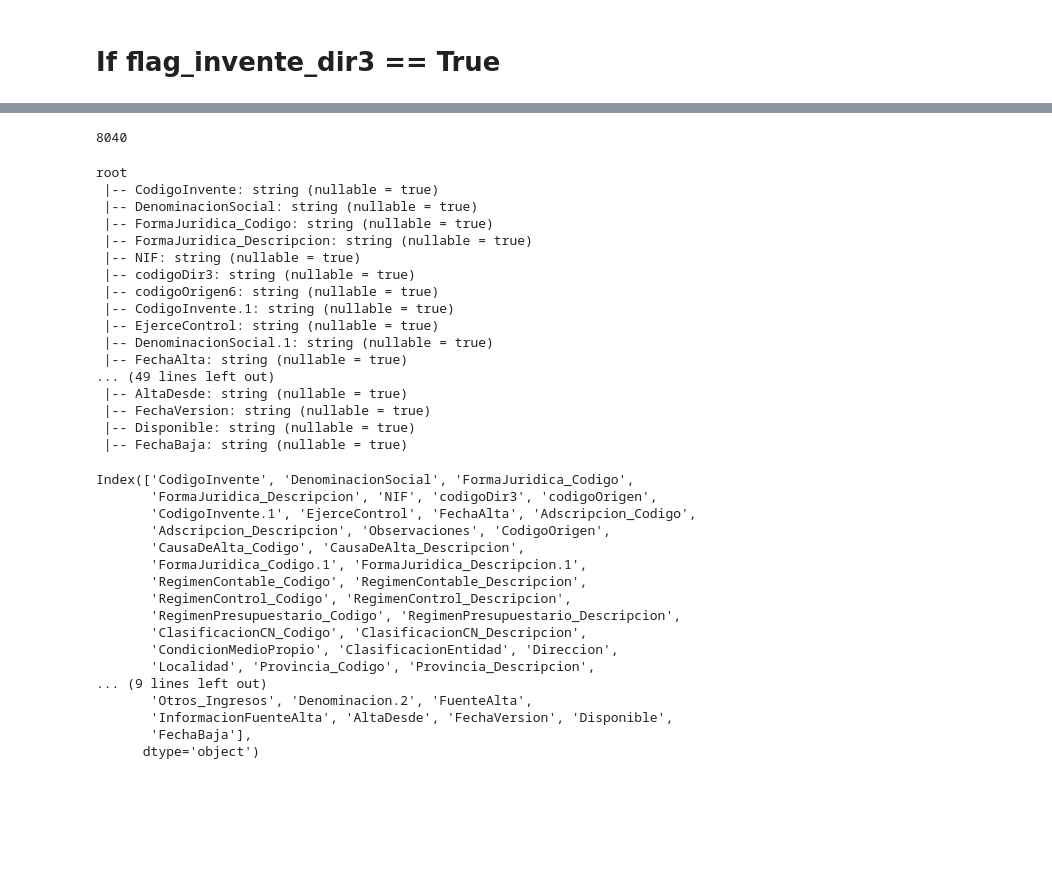
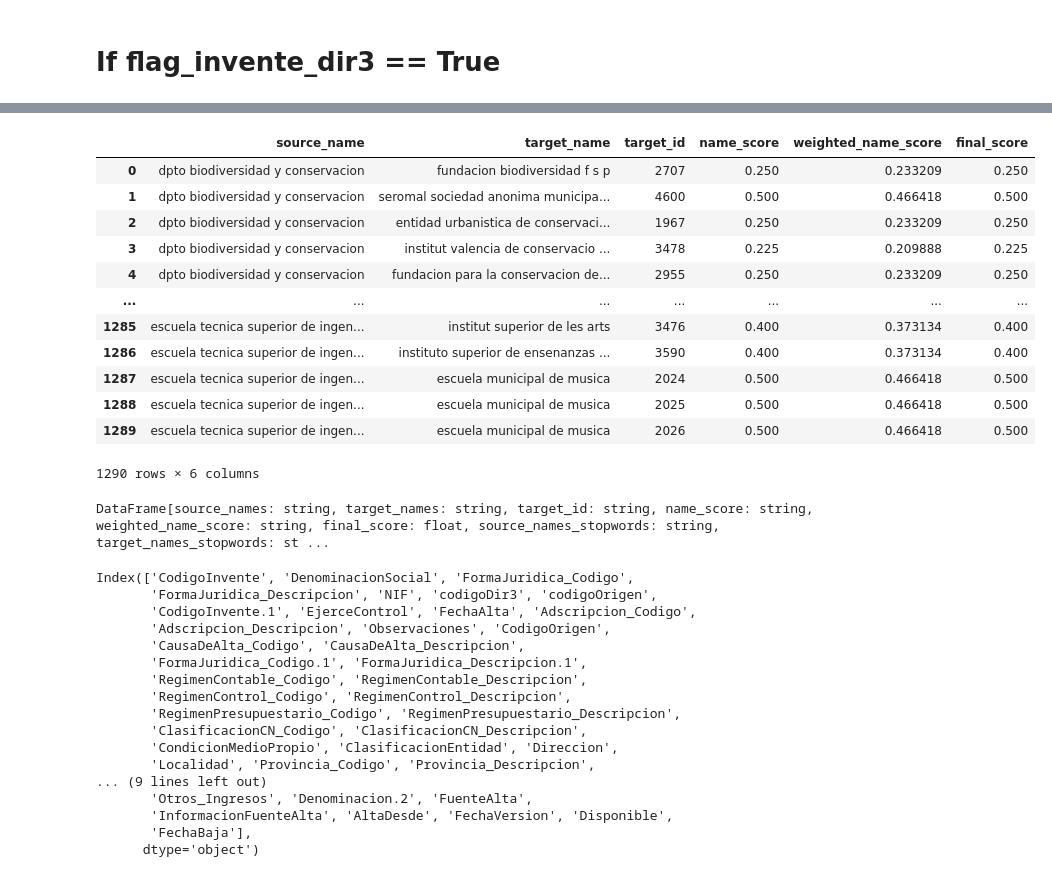
Before and after one commit to Fractal-Software-CA/AVALON, a Jupyter notebook: FuncionAzul.ipynb, the cells around one changed output, grey strips where cells are left out. Saved outputs shown, nothing was run; the diff lists cells and outputs as text; code cells hidden in the pictures; blank space fills up the shorter version.

```diff
--- a/FuncionAzul.ipynb
+++ b/FuncionAzul.ipynb
@@ -431,7 +279,0 @@ es = index_es(spark,Nombre_Input_invente,'DenominacionSocial','index_name')
-# %%
-target_names = Nombre_Input_invente.select('DenominacionSocial').rdd.flatMap(lambda x: x).collect()
-i=0
-for name in tqdm(target_names):
-    doc = {'entity':name}
-    es.index(index='index_name', id=i, document=doc)
-    i+=1
@@ -467,3 +282,0 @@ ObjectApiResponse({'.apm-agent-configuration': {'aliases': {}}, '.security-7': {
-# %%
-for i in list(es.indices.get_alias().items()):
-        es.indices.delete(index=list(i)[0],  ignore=[400, 403, 404])
@@ -855,24 +668,16 @@ only showing top 20 rows
-# %%
-Nombre_Input_invente.count()
-# %% [output]
-8040
-# %%
-Nombre_Input_invente.printSchema()
-# %% [output]
-root
- |-- CodigoInvente: string (nullable = true)
- |-- DenominacionSocial: string (nullable = true)
- |-- FormaJuridica_Codigo: string (nullable = true)
- |-- FormaJuridica_Descripcion: string (nullable = true)
- |-- NIF: string (nullable = true)
- |-- codigoDir3: string (nullable = true)
- |-- codigoOrigen6: string (nullable = true)
- |-- CodigoInvente.1: string (nullable = true)
- |-- EjerceControl: string (nullable = true)
- |-- DenominacionSocial.1: string (nullable = true)
- |-- FechaAlta: string (nullable = true)
-... (49 lines left out)
- |-- AltaDesde: string (nullable = true)
- |-- FechaVersion: string (nullable = true)
- |-- Disponible: string (nullable = true)
- |-- FechaBaja: string (nullable = true)
+# %%
+results_format
+# %% [output]
+|  | source_name | target_name | target_id | name_score | weighted_name_score | final_score |
+| 0 | dpto biodiversidad y conservacion | fundacion biodiversidad f s p | 2707 | 0.250 | 0.233209 | 0.250 |
+| 1 | dpto biodiversidad y conservacion | seromal sociedad anonima municipa... | 4600 | 0.500 | 0.466418 | 0.500 |
+| 2 | dpto biodiversidad y conservacion | entidad urbanistica de conservaci... | 1967 | 0.250 | 0.233209 | 0.250 |
+| 3 | dpto biodiversidad y conservacion | institut valencia de conservacio ... | 3478 | 0.225 | 0.209888 | 0.225 |
+| 4 | dpto biodiversidad y conservacion | fundacion para la conservacion de... | 2955 | 0.250 | 0.233209 | 0.250 |
+| ... | ... | ... | ... | ... | ... | ... |
+| 1285 | escuela tecnica superior de ingen... | institut superior de les arts | 3476 | 0.400 | 0.373134 | 0.400 |
+| 1286 | escuela tecnica superior de ingen... | instituto superior de ensenanzas ... | 3590 | 0.400 | 0.373134 | 0.400 |
+| 1287 | escuela tecnica superior de ingen... | escuela municipal de musica | 2024 | 0.500 | 0.466418 | 0.500 |
+| 1288 | escuela tecnica superior de ingen... | escuela municipal de musica | 2025 | 0.500 | 0.466418 | 0.500 |
+| 1289 | escuela tecnica superior de ingen... | escuela municipal de musica | 2026 | 0.500 | 0.466418 | 0.500 |
+1290 rows × 6 columns
@@ -879,3 +706,7 @@ root
+# %%
+results_spark.withColumn('final_score', udf_Distance_ratcliff_obershelp(F.col('source_names_stopwords'), F.col('target_names_stopwords'))).drop('aux').withColumn('final_score', F.when(F.col('source_names_stopwords') != (F.col('target_names_stopwords')), F.col('final_score')).otherwise(F.lit(1))).drop_duplicates()
+# %% [output]
+DataFrame[source_names: string, target_names: string, target_id: string, name_score: string, weighted_name_score: string, final_score: float, source_names_stopwords: string, target_names_stopwords: st ...
 # %%
 import pandas as pd
 dfe = pd.read_csv('DATA_IGAE_INVENTE.csv', on_bad_lines='skip', sep = ',')
```
Also changed, not shown: parts of 47 cells of this notebook, 4 other files.
